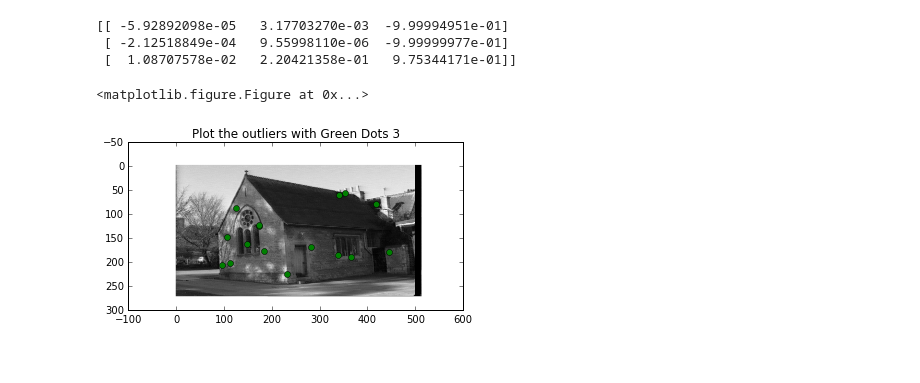
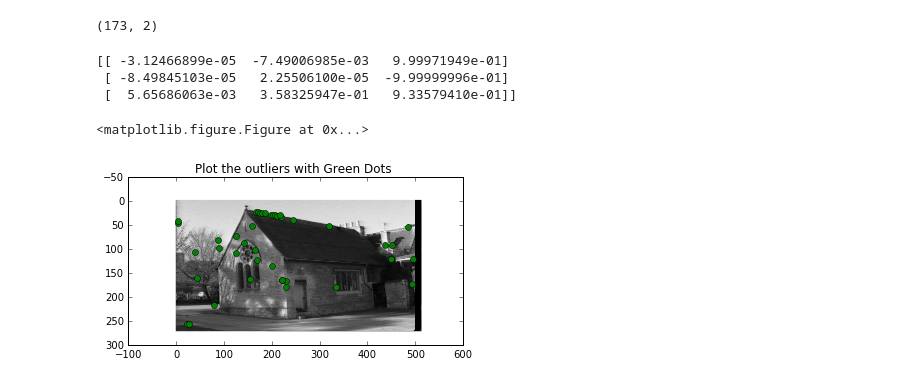
Before and after one commit to ApplyHiTech/CompVisHW4, a Jupyter notebook: Task4.ipynb, the cells around one changed output. Cells and saved outputs as stored; diff of their text form; code cells hidden in the pictures.

```diff
--- a/Task4.ipynb
+++ b/Task4.ipynb
@@ -41,8 +40,8 @@ for i,(m,n) in enumerate(matches):
         pts2.append(kp2[m.trainIdx].pt)
         pts1.append(kp1[m.queryIdx].pt)
 # %%
-pts1 = np.float64(pts1)
-pts2 = np.float64(pts2)
+pts1 = np.float32(pts1)
+pts2 = np.float32(pts2)
 F, mask = cv2.findFundamentalMat(pts1,pts2,cv2.FM_LMEDS)
 
 F_norm = normalize(F)
@@ -51,23 +50,27 @@ F_norm = normalize(F)
 pts1_inliers = pts1[mask.ravel()==1]
 pts2_inliers = pts2[mask.ravel()==1]
 pts1_outliers = pts1[mask.ravel()==0]
-pts2_liers = pts2[mask.ravel()==0]
+pts2_outliers = pts2[mask.ravel()==0]
+
+pts1_inliers.shape
+# %% [output]
+(173, 2)
 # %%
 print F_norm
 # %% [output]
-[[ -5.92892098e-05   3.17703270e-03  -9.99994951e-01]
- [ -2.12518849e-04   9.55998110e-06  -9.99999977e-01]
- [  1.08707578e-02   2.20421358e-01   9.75344171e-01]]
+[[ -3.12466899e-05  -7.49006985e-03   9.99971949e-01]
+ [ -8.49845103e-05   2.25506100e-05  -9.99999996e-01]
+ [  5.65686063e-03   3.58325947e-01   9.33579410e-01]]
 # %%
 #Plot Outliers on image 1
 
 fig = plt.figure()
 
 plt.figure(3)
-plt.title("Plot the outliers with Green Dots "+ str(3))
-plt.imshow(imgs[0],cmap="gray")
+plt.title("Plot the outliers with Green Dots ")
+plt.imshow(img1,cmap="gray")
 for i in range(len(pts1_outliers)):
     plt.plot(pts1_outliers[i][0],pts1_outliers[i][1],'go')
 # %% [output]
 <matplotlib.figure.Figure at 0x...>
-[figure, old version]
+[figure, new version]
```
Also changed, not shown: parts of 8 cells of this notebook, 2 other files.
